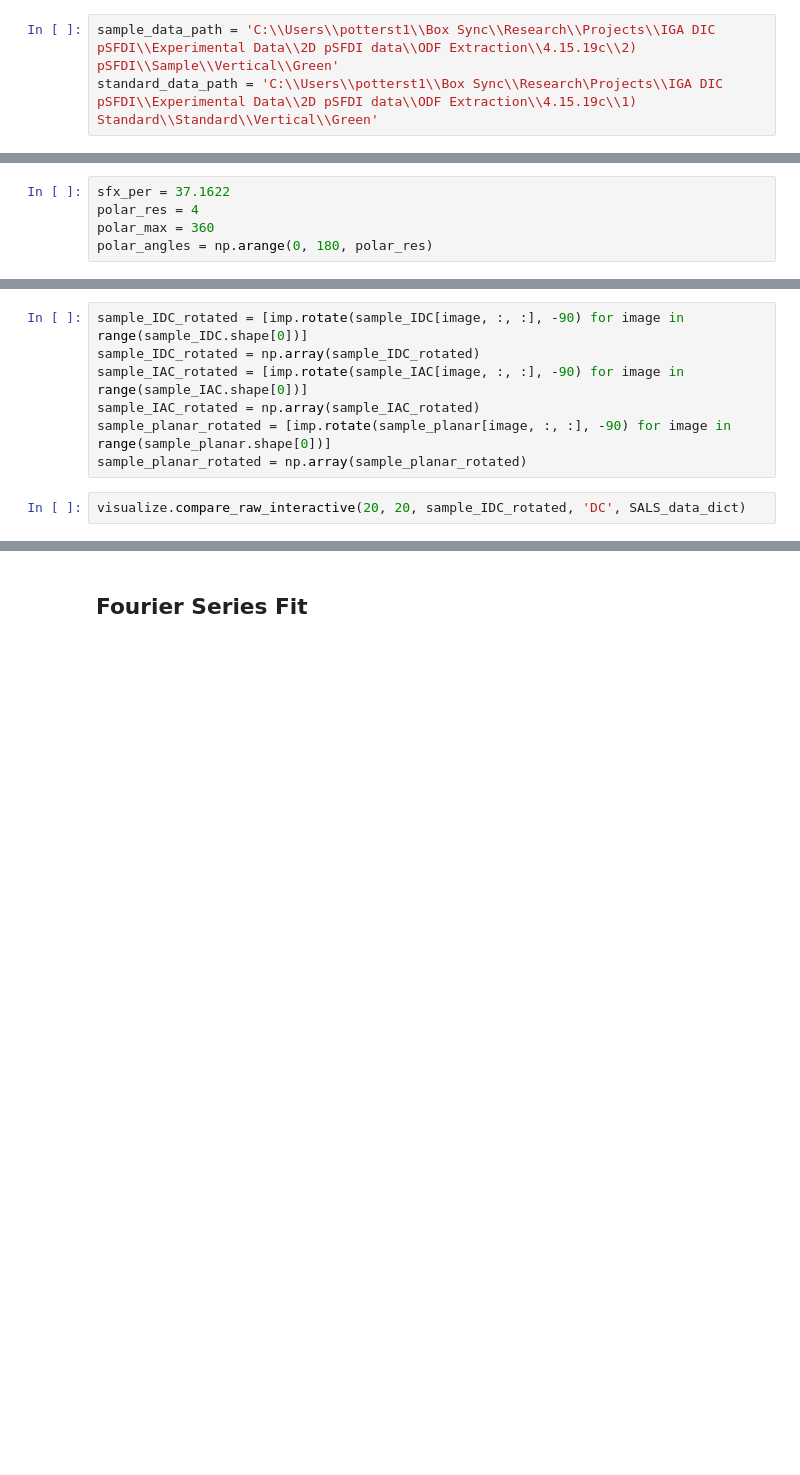
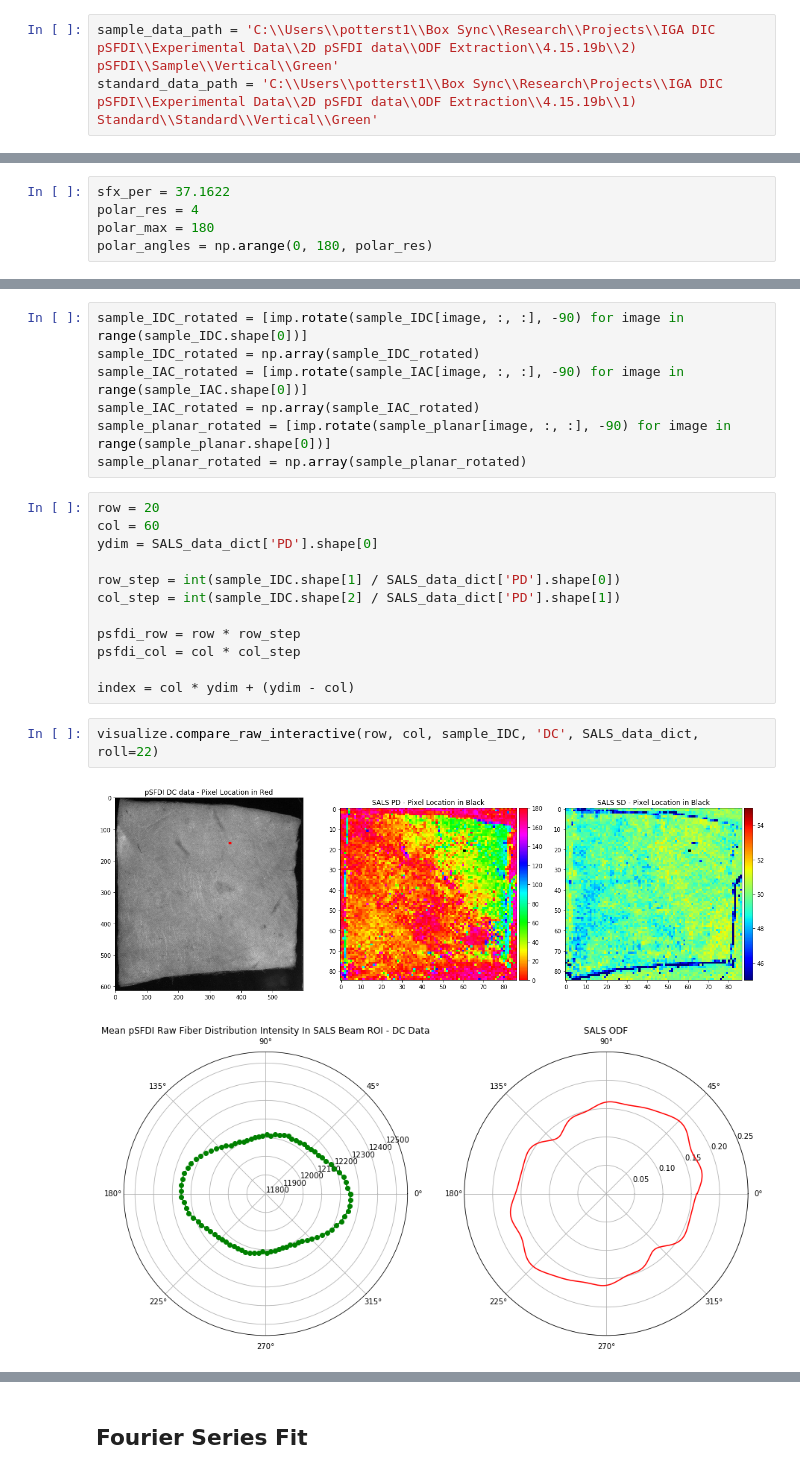
Before and after one commit to stpotter16/psfdi, a Jupyter notebook: notebooks/exploratory/stp_explore_ODF_extraction_data_analysis.ipynb, the cells around one changed output, grey strips where cells are left out. Saved outputs shown, nothing was run; the diff lists cells and outputs as text; blank space fills up the shorter version.

Commit message:
adding and updating notebooks for psfdi odf data analysis monday meeting 41519

```diff
--- a/notebooks/exploratory/stp_explore_ODF_extraction_data_analysis.ipynb
+++ b/notebooks/exploratory/stp_explore_ODF_extraction_data_analysis.ipynb
@@ -121,8 +121,8 @@ plt.colorbar(im0, cax=cax);
 # %% [markdown]
 ### Specify file paths
 # %%
-sample_data_path = 'C:\\Users\\potterst1\\Box Sync\\Research\\Projects\\IGA DIC pSFDI\\Experimental Data\\2D pSFDI data\\ODF Extraction\\4.15.19c\\2) pSFDI\\Sample\\Vertical\\Green'
-standard_data_path = 'C:\\Users\\potterst1\\Box Sync\\Research\Projects\\IGA DIC pSFDI\\Experimental Data\\2D pSFDI data\\ODF Extraction\\4.15.19c\\1) Standard\\Standard\\Vertical\\Green'
+sample_data_path = 'C:\\Users\\potterst1\\Box Sync\\Research\\Projects\\IGA DIC pSFDI\\Experimental Data\\2D pSFDI data\\ODF Extraction\\4.15.19b\\2) pSFDI\\Sample\\Vertical\\Green'
+standard_data_path = 'C:\\Users\\potterst1\\Box Sync\\Research\Projects\\IGA DIC pSFDI\\Experimental Data\\2D pSFDI data\\ODF Extraction\\4.15.19b\\1) Standard\\Standard\\Vertical\\Green'
 # %% [markdown]
 ### Load mask
 # %%
@@ -132,7 +132,7 @@ xrange, yrange = fileIO.read_psfdi_mask(sample_data_path)
 # %%
 sfx_per = 37.1622
 polar_res = 4
-polar_max = 360
+polar_max = 180
 polar_angles = np.arange(0, 180, polar_res)
 # %% [markdown]
 ### Load and crop sample data
@@ -391,5 +400,20 @@ sample_IAC_rotated = [imp.rotate(sample_IAC[image, :, :], -90) for image in rang
 sample_IAC_rotated = np.array(sample_IAC_rotated)
 sample_planar_rotated = [imp.rotate(sample_planar[image, :, :], -90) for image in range(sample_planar.shape[0])]
 sample_planar_rotated = np.array(sample_planar_rotated)
+# %%
+row = 20
+col = 60
+ydim = SALS_data_dict['PD'].shape[0]
+
+row_step = int(sample_IDC.shape[1] / SALS_data_dict['PD'].shape[0])
+col_step = int(sample_IDC.shape[2] / SALS_data_dict['PD'].shape[1])
+
+psfdi_row = row * row_step
+psfdi_col = col * col_step
+
+index = col * ydim + (ydim - col)
 # %%
-visualize.compare_raw_interactive(20, 20, sample_IDC_rotated, 'DC', SALS_data_dict)
+visualize.compare_raw_interactive(row, col, sample_IDC, 'DC', SALS_data_dict, roll=22)
+# %% [output]
+[figure, added]
+[figure, added]
```
Also changed, not shown: parts of 11 cells of this notebook, 1 other file.
